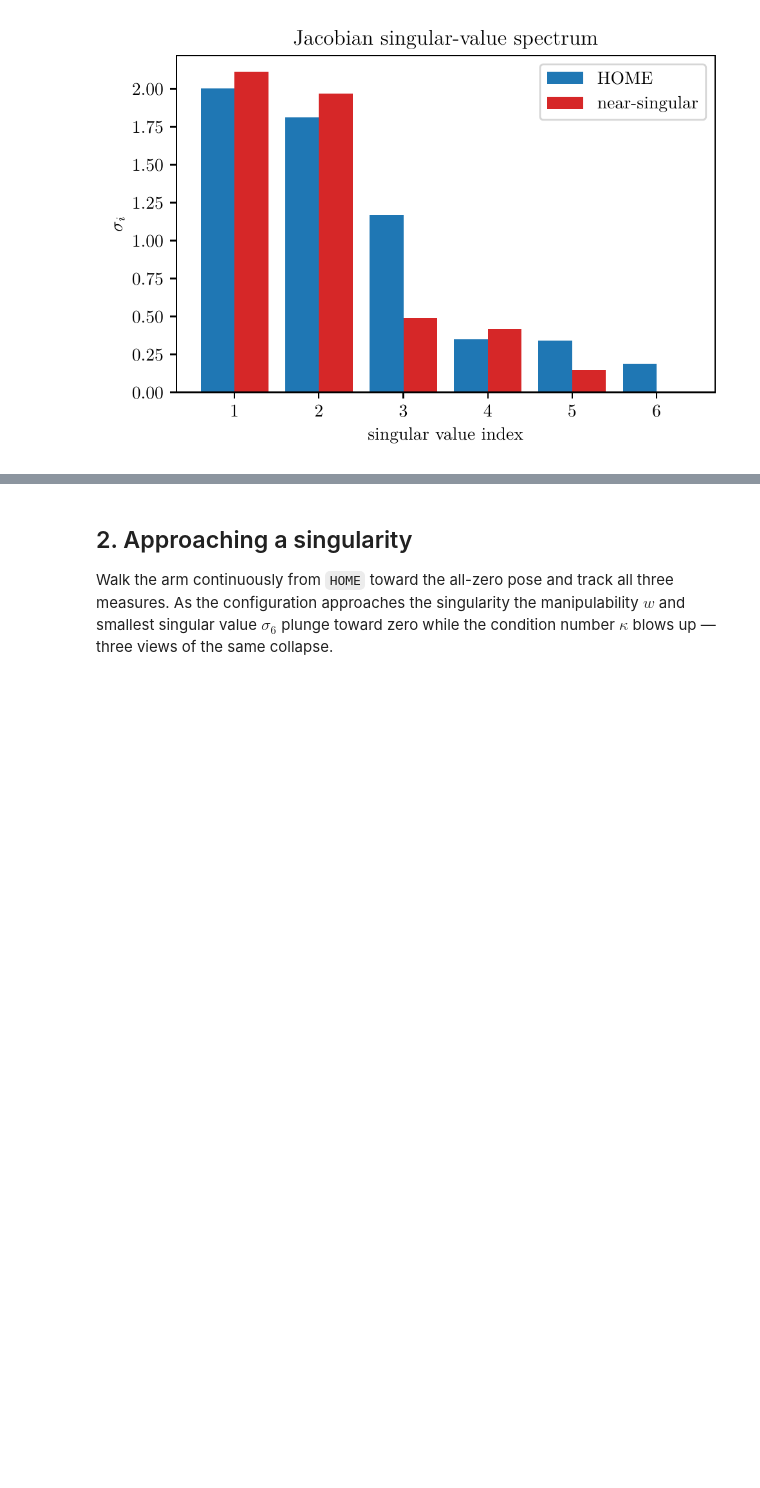
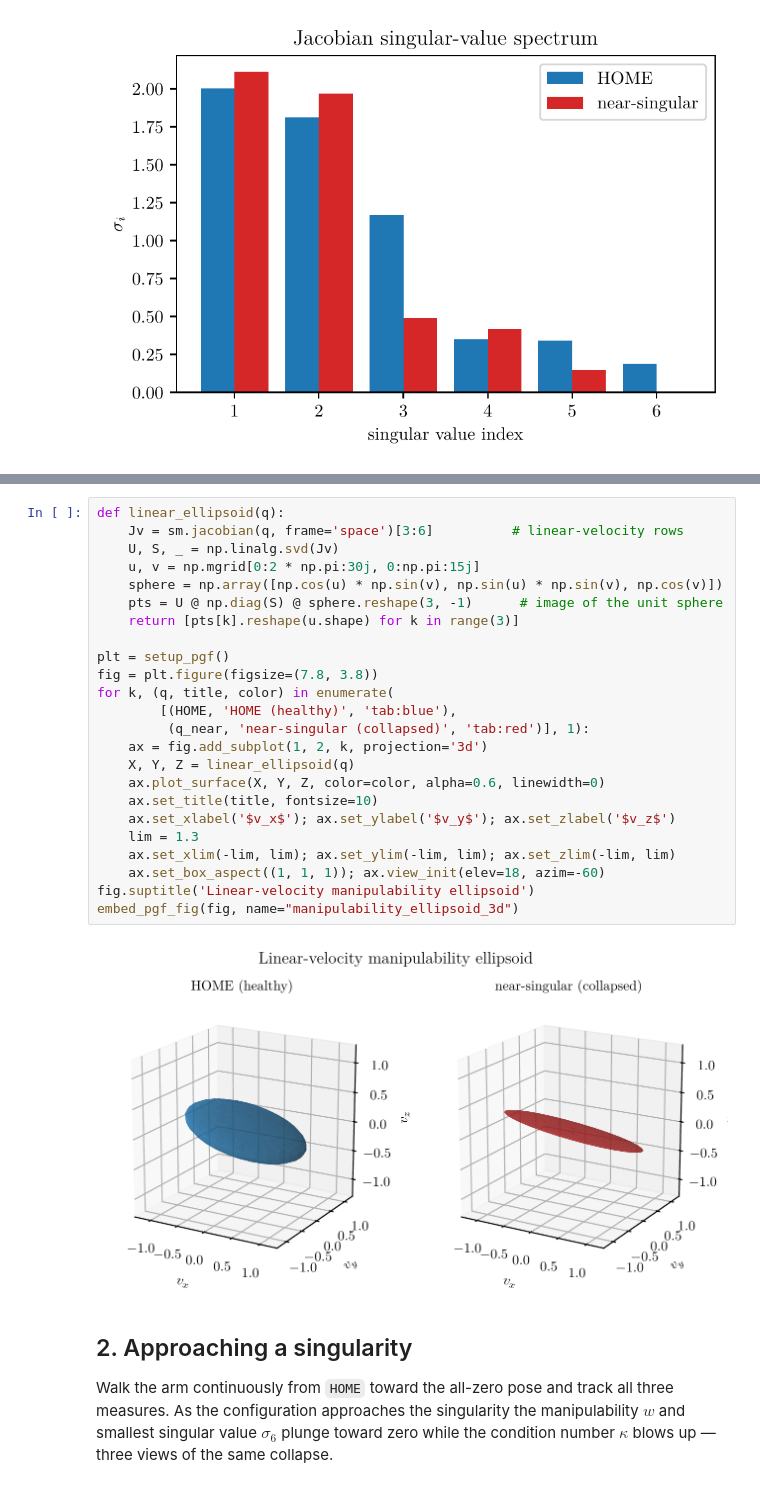
Before and after one commit to boelnasr/ManipulaPy, a Jupyter notebook: notebooks/06_singularities.ipynb, the cells around one changed output, grey strips where cells are left out. Drawn from its saved outputs; the diff is of its cells as text; blank space fills up the shorter version.

```diff
--- a/notebooks/06_singularities.ipynb
+++ b/notebooks/06_singularities.ipynb
@@ -80,3 +84,29 @@ embed_pgf_fig(fig, name="singular_value_spectrum")
+# %%
+def linear_ellipsoid(q):
+    Jv = sm.jacobian(q, frame='space')[3:6]          # linear-velocity rows
+    U, S, _ = np.linalg.svd(Jv)
+    u, v = np.mgrid[0:2 * np.pi:30j, 0:np.pi:15j]
+    sphere = np.array([np.cos(u) * np.sin(v), np.sin(u) * np.sin(v), np.cos(v)])
+    pts = U @ np.diag(S) @ sphere.reshape(3, -1)      # image of the unit sphere
+    return [pts[k].reshape(u.shape) for k in range(3)]
+
+plt = setup_pgf()
+fig = plt.figure(figsize=(7.8, 3.8))
+for k, (q, title, color) in enumerate(
+        [(HOME, 'HOME (healthy)', 'tab:blue'),
+         (q_near, 'near-singular (collapsed)', 'tab:red')], 1):
+    ax = fig.add_subplot(1, 2, k, projection='3d')
+    X, Y, Z = linear_ellipsoid(q)
+    ax.plot_surface(X, Y, Z, color=color, alpha=0.6, linewidth=0)
+    ax.set_title(title, fontsize=10)
+    ax.set_xlabel('$v_x$'); ax.set_ylabel('$v_y$'); ax.set_zlabel('$v_z$')
+    lim = 1.3
+    ax.set_xlim(-lim, lim); ax.set_ylim(-lim, lim); ax.set_zlim(-lim, lim)
+    ax.set_box_aspect((1, 1, 1)); ax.view_init(elev=18, azim=-60)
+fig.suptitle('Linear-velocity manipulability ellipsoid')
+embed_pgf_fig(fig, name="manipulability_ellipsoid_3d")
+# %% [output]
+[figure, added]
 # %% [markdown]
 ## 2. Approaching a singularity
 
```
Also changed, not shown: parts of 3 cells of this notebook, 7 other files.
